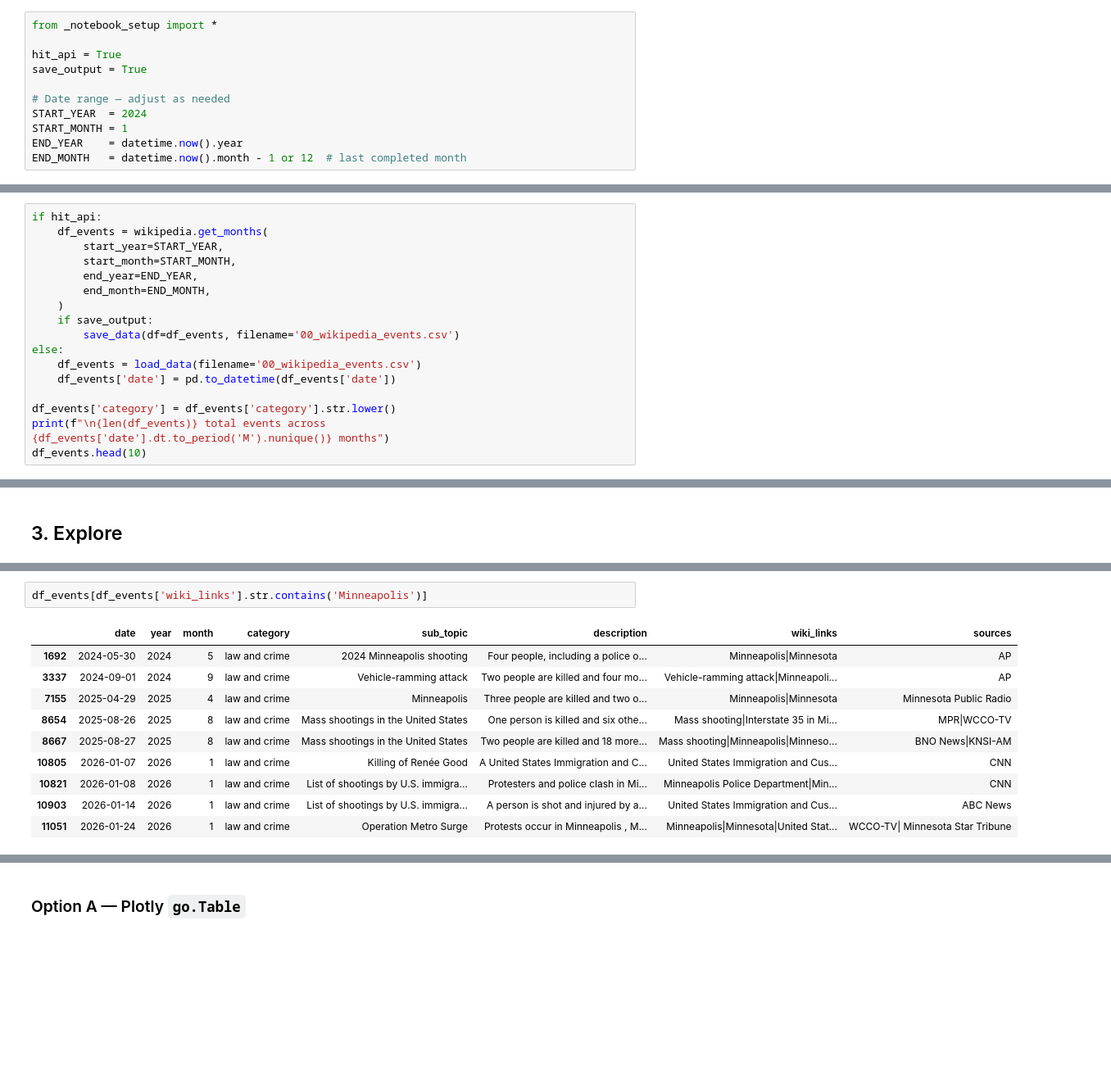
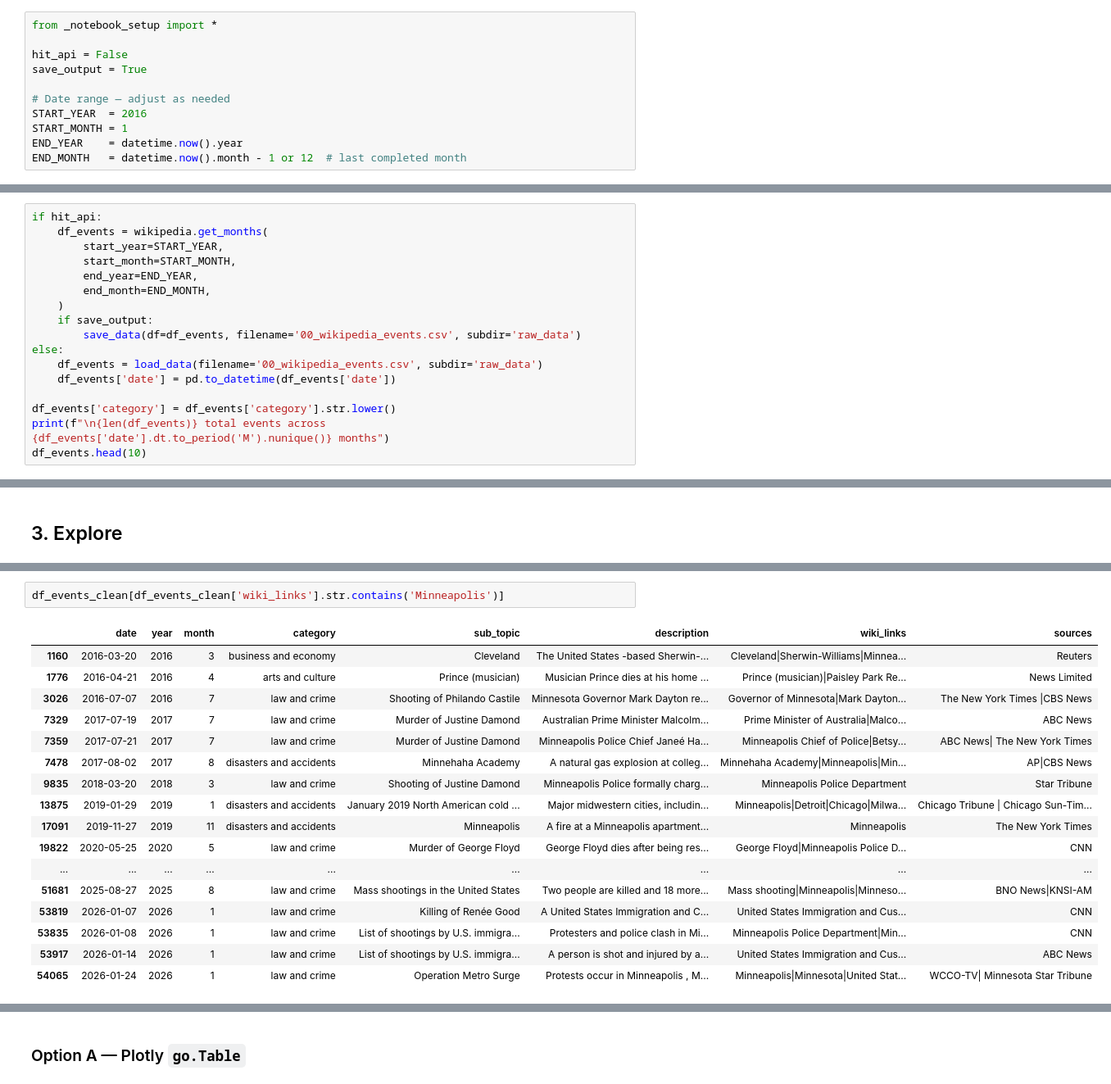
Before and after one commit to selfevidence/selfevidence.github.io, a Jupyter notebook: projects/news_tracker/analysis/00_wikipedia_events.ipynb, the cells around one changed output, grey strips where cells are left out. Shown at 82% size. Saved outputs shown, nothing was run; the diff lists cells and outputs as text; blank space fills up the shorter version.

```diff
--- a/projects/news_tracker/analysis/00_wikipedia_events.ipynb
+++ b/projects/news_tracker/analysis/00_wikipedia_events.ipynb
@@ -7,11 +7,11 @@ and saves them as structured CSV data for downstream analysis.
 # %%
 from _notebook_setup import *
 
-hit_api = True
+hit_api = False
 save_output = True
 
 # Date range — adjust as needed
-START_YEAR  = 2024
+START_YEAR  = 2016
 START_MONTH = 1
 END_YEAR    = datetime.now().year
 END_MONTH   = datetime.now().month - 1 or 12  # last completed month
@@ -34,9 +26,9 @@ if hit_api:
         end_month=END_MONTH,
     )
     if save_output:
-        save_data(df=df_events, filename='00_wikipedia_events.csv')
+        save_data(df=df_events, filename='00_wikipedia_events.csv', subdir='raw_data')
 else:
-    df_events = load_data(filename='00_wikipedia_events.csv')
+    df_events = load_data(filename='00_wikipedia_events.csv', subdir='raw_data')
     df_events['date'] = pd.to_datetime(df_events['date'])
 
 df_events['category'] = df_events['category'].str.lower()
@@ -141,17 +197,24 @@ df_events_clean[df_events_clean['date'].dt.to_period('M').astype(str) == sample_
 486 rows × 3 columns
 # %%
-df_events[df_events['wiki_links'].str.contains('Minneapolis')]
+df_events_clean[df_events_clean['wiki_links'].str.contains('Minneapolis')]
 # %% [output]
 |  | date | year | month | category | sub_topic | description | wiki_links | sources |
-| 1692 | 2024-05-30 | 2024 | 5 | law and crime | 2024 Minneapolis shooting | Four people, including a police o... | Minneapolis|Minnesota | AP |
-| 3337 | 2024-09-01 | 2024 | 9 | law and crime | Vehicle-ramming attack | Two people are killed and four mo... | Vehicle-ramming attack|Minneapoli... | AP |
-| 7155 | 2025-04-29 | 2025 | 4 | law and crime | Minneapolis | Three people are killed and two o... | Minneapolis|Minnesota | Minnesota Public Radio |
-| 8654 | 2025-08-26 | 2025 | 8 | law and crime | Mass shootings in the United States | One person is killed and six othe... | Mass shooting|Interstate 35 in Mi... | MPR|WCCO-TV |
-| 8667 | 2025-08-27 | 2025 | 8 | law and crime | Mass shootings in the United States | Two people are killed and 18 more... | Mass shooting|Minneapolis|Minneso... | BNO News|KNSI-AM |
-| 10805 | 2026-01-07 | 2026 | 1 | law and crime | Killing of Renée Good | A United States Immigration and C... | United States Immigration and Cus... | CNN |
-| 10821 | 2026-01-08 | 2026 | 1 | law and crime | List of shootings by U.S. immigra... | Protesters and police clash in Mi... | Minneapolis Police Department|Min... | CNN |
-| 10903 | 2026-01-14 | 2026 | 1 | law and crime | List of shootings by U.S. immigra... | A person is shot and injured by a... | United States Immigration and Cus... | ABC News |
-| 11051 | 2026-01-24 | 2026 | 1 | law and crime | Operation Metro Surge | Protests occur in Minneapolis , M... | Minneapolis|Minnesota|United Stat... | WCCO-TV| Minnesota Star Tribune |
+| 1160 | 2016-03-20 | 2016 | 3 | business and economy | Cleveland | The United States -based Sherwin-... | Cleveland|Sherwin-Williams|Minnea... | Reuters |
+| 1776 | 2016-04-21 | 2016 | 4 | arts and culture | Prince (musician) | Musician Prince dies at his home ... | Prince (musician)|Paisley Park Re... | News Limited |
+| 3026 | 2016-07-07 | 2016 | 7 | law and crime | Shooting of Philando Castile | Minnesota Governor Mark Dayton re... | Governor of Minnesota|Mark Dayton... | The New York Times |CBS News |
+| 7329 | 2017-07-19 | 2017 | 7 | law and crime | Murder of Justine Damond | Australian Prime Minister Malcolm... | Prime Minister of Australia|Malco... | ABC News |
+| 7359 | 2017-07-21 | 2017 | 7 | law and crime | Murder of Justine Damond | Minneapolis Police Chief Janeé Ha... | Minneapolis Chief of Police|Betsy... | ABC News| The New York Times |
+| 7478 | 2017-08-02 | 2017 | 8 | disasters and accidents | Minnehaha Academy | A natural gas explosion at colleg... | Minnehaha Academy|Minneapolis|Min... | AP|CBS News |
+| 9835 | 2018-03-20 | 2018 | 3 | law and crime | Shooting of Justine Damond | Minneapolis Police formally charg... | Minneapolis Police Department | Star Tribune |
+| 13875 | 2019-01-29 | 2019 | 1 | disasters and accidents | January 2019 North American cold ... | Major midwestern cities, includin... | Minneapolis|Detroit|Chicago|Milwa... | Chicago Tribune | Chicago Sun-Tim... |
+| 17091 | 2019-11-27 | 2019 | 11 | disasters and accidents | Minneapolis | A fire at a Minneapolis apartment... | Minneapolis | The New York Times |
+| 19822 | 2020-05-25 | 2020 | 5 | law and crime | Murder of George Floyd | George Floyd dies after being res... | George Floyd|Minneapolis Police D... | CNN |
+| ... | ... | ... | ... | ... | ... | ... | ... | ... |
+| 51681 | 2025-08-27 | 2025 | 8 | law and crime | Mass shootings in the United States | Two people are killed and 18 more... | Mass shooting|Minneapolis|Minneso... | BNO News|KNSI-AM |
+| 53819 | 2026-01-07 | 2026 | 1 | law and crime | Killing of Renée Good | A United States Immigration and C... | United States Immigration and Cus... | CNN |
+| 53835 | 2026-01-08 | 2026 | 1 | law and crime | List of shootings by U.S. immigra... | Protesters and police clash in Mi... | Minneapolis Police Department|Min... | CNN |
+| 53917 | 2026-01-14 | 2026 | 1 | law and crime | List of shootings by U.S. immigra... | A person is shot and injured by a... | United States Immigration and Cus... | ABC News |
+| 54065 | 2026-01-24 | 2026 | 1 | law and crime | Operation Metro Surge | Protests occur in Minneapolis , M... | Minneapolis|Minnesota|United Stat... | WCCO-TV| Minnesota Star Tribune |
 # %%
 df_events_clean[df_events_clean['date'] == '2026-01-15']
 # %% [output]
```
Also changed, not shown: parts of 8 cells of this notebook, 8 other files.
